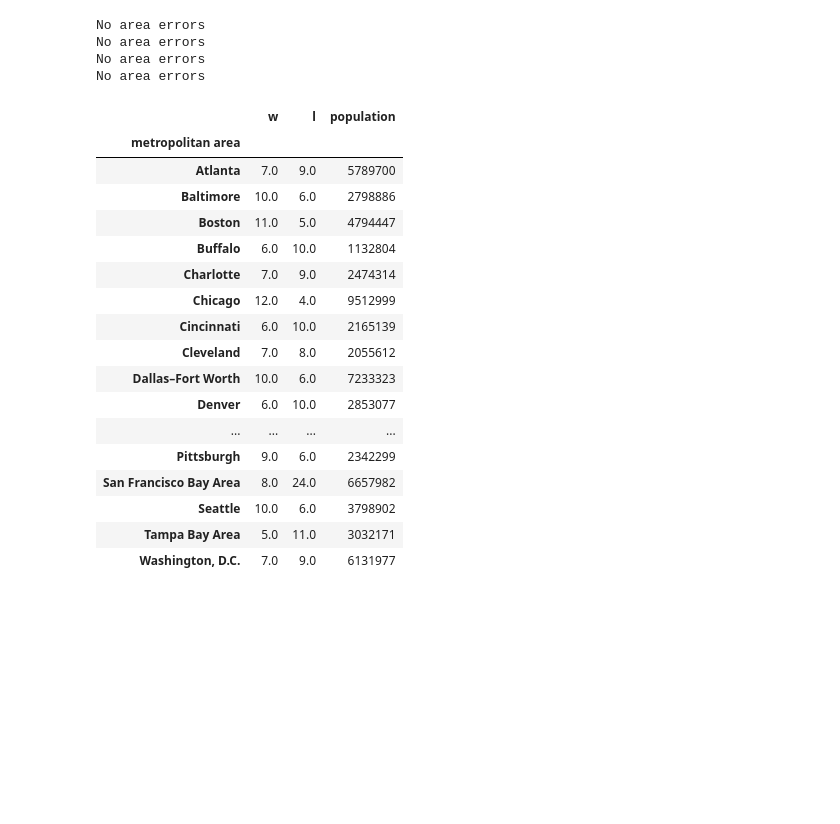
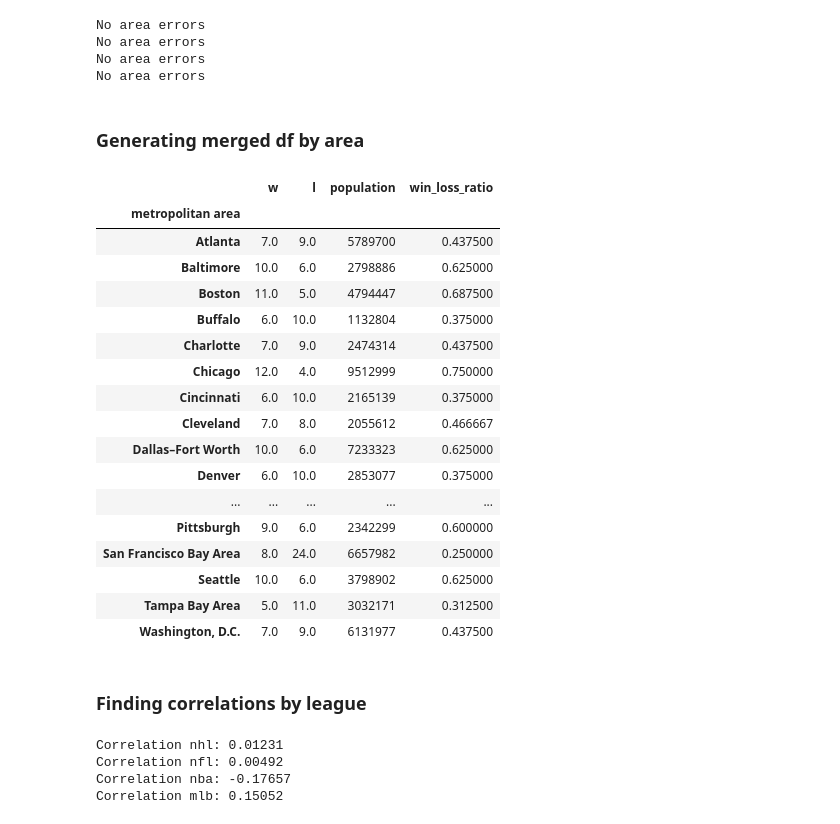
Before and after one commit to kevinmiguel97/Regions-sport-teams-anlysis, a Jupyter notebook: Regions_analysis.ipynb, the cells around one changed output. Cells and saved outputs as stored; diff of their text form; code cells hidden in the pictures; blank space fills up the shorter version.

```diff
--- a/Regions_analysis.ipynb
+++ b/Regions_analysis.ipynb
@@ -369,26 +369,57 @@ No area errors
 No area errors
 No area errors
 No area errors
+# %% [markdown]
+### Generating merged df by area
 # %%
-df = nfl_df
-df = pd.merge(df, cities[['metropolitan area', 'population']], how='inner', left_on='area', right_on='metropolitan area').drop(columns='area')
-df_area = df.groupby('metropolitan area').agg({'w': (np.sum), 'l': (np.sum), 'population': (np.average)})
+# Function that merges the dfs by area and groups values by area
+def merge_areas(df):
+    df = pd.merge(df, cities[['metropolitan area', 'population']], how='inner', left_on='area', right_on='metropolitan area').drop(columns='area')
+    df_area = df.groupby('metropolitan area').agg({'w': (np.sum), 'l': (np.sum), 'population': (np.average)})
+    df_area['win_loss_ratio'] = df_area['w'] / (df_area['w'] + df_area['l'])
+    return df_area
+
+# Creating areas dfs
+areas_nhl = merge_areas(nhl_df)
+areas_nfl = merge_areas(nfl_df)
+areas_nba = merge_areas(nba_df)
+areas_mlb = merge_areas(mlb_df)
+
+# Array of dataframes
+
+areas_nfl
 # %% [output]
-|  | w | l | population |
-| metropolitan area |  |  |  |
-| Atlanta | 7.0 | 9.0 | 5789700 |
-| Baltimore | 10.0 | 6.0 | 2798886 |
-| Boston | 11.0 | 5.0 | 4794447 |
-| Buffalo | 6.0 | 10.0 | 1132804 |
-| Charlotte | 7.0 | 9.0 | 2474314 |
-| Chicago | 12.0 | 4.0 | 9512999 |
-| Cincinnati | 6.0 | 10.0 | 2165139 |
-| Cleveland | 7.0 | 8.0 | 2055612 |
-| Dallas–Fort Worth | 10.0 | 6.0 | 7233323 |
-| Denver | 6.0 | 10.0 | 2853077 |
-| ... | ... | ... | ... |
-| Pittsburgh | 9.0 | 6.0 | 2342299 |
-| San Francisco Bay Area | 8.0 | 24.0 | 6657982 |
-| Seattle | 10.0 | 6.0 | 3798902 |
-| Tampa Bay Area | 5.0 | 11.0 | 3032171 |
-| Washington, D.C. | 7.0 | 9.0 | 6131977 |
+|  | w | l | population | win_loss_ratio |
+| metropolitan area |  |  |  |  |
+| Atlanta | 7.0 | 9.0 | 5789700 | 0.437500 |
+| Baltimore | 10.0 | 6.0 | 2798886 | 0.625000 |
+| Boston | 11.0 | 5.0 | 4794447 | 0.687500 |
+| Buffalo | 6.0 | 10.0 | 1132804 | 0.375000 |
+| Charlotte | 7.0 | 9.0 | 2474314 | 0.437500 |
+| Chicago | 12.0 | 4.0 | 9512999 | 0.750000 |
+| Cincinnati | 6.0 | 10.0 | 2165139 | 0.375000 |
+| Cleveland | 7.0 | 8.0 | 2055612 | 0.466667 |
+| Dallas–Fort Worth | 10.0 | 6.0 | 7233323 | 0.625000 |
+| Denver | 6.0 | 10.0 | 2853077 | 0.375000 |
+| ... | ... | ... | ... | ... |
+| Pittsburgh | 9.0 | 6.0 | 2342299 | 0.600000 |
+| San Francisco Bay Area | 8.0 | 24.0 | 6657982 | 0.250000 |
+| Seattle | 10.0 | 6.0 | 3798902 | 0.625000 |
+| Tampa Bay Area | 5.0 | 11.0 | 3032171 | 0.312500 |
+| Washington, D.C. | 7.0 | 9.0 | 6131977 | 0.437500 |
+# %% [markdown]
+### Finding correlations by league
+# %%
+corr_nhl = areas_nhl['population'].corr(areas_nhl['win_loss_ratio'])
+print('Correlation nhl: {}'.format(round(corr_nhl, 5)))
+corr_nfl = areas_nfl['population'].corr(areas_nfl['win_loss_ratio'])
+print('Correlation nfl: {}'.format(round(corr_nfl, 5)))
+corr_nba = areas_nba['population'].corr(areas_nba['win_loss_ratio'])
+print('Correlation nba: {}'.format(round(corr_nba, 5)))
+corr_mlb = areas_mlb['population'].corr(areas_mlb['win_loss_ratio'])
+print('Correlation mlb: {}'.format(round(corr_mlb, 5)))
+# %% [output]
+Correlation nhl: 0.01231
+Correlation nfl: 0.00492
+Correlation nba: -0.17657
+Correlation mlb: 0.15052
```
Also changed, not shown: parts of 2 cells of this notebook.
